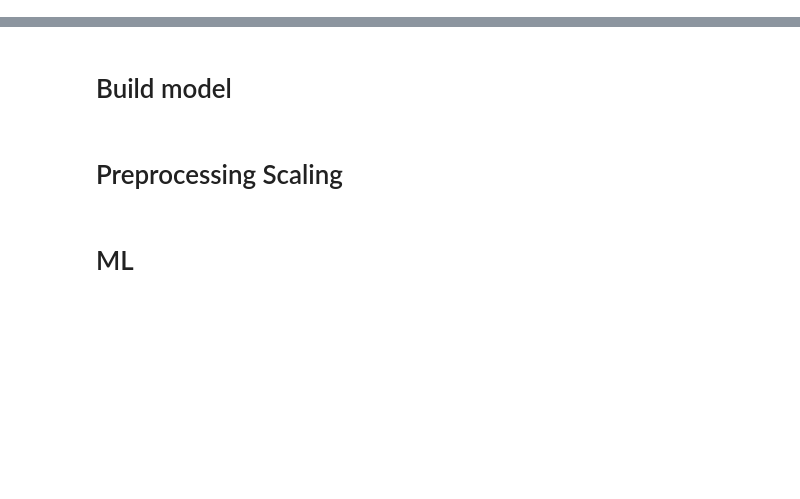
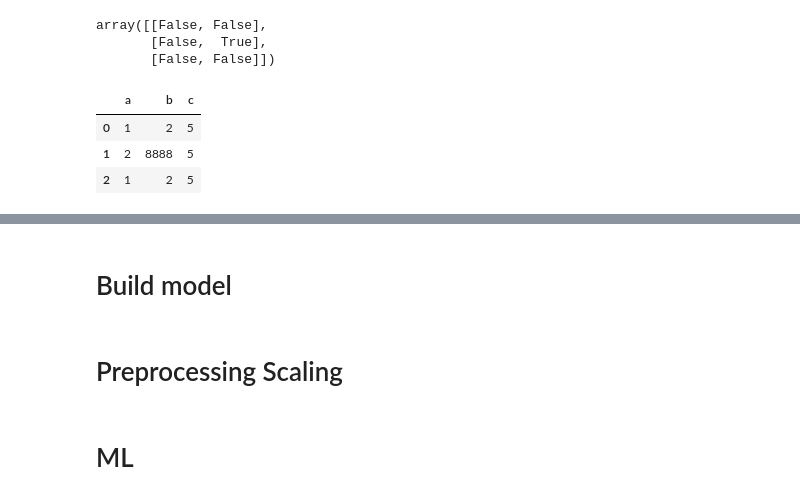
Before and after one commit to ePPilgrim/Python, a Jupyter notebook: ML/Kaggle/house_price/notebooks/preprocessing-Copy1.ipynb, the cells around one changed output, grey strips where cells are left out. Saved outputs shown, nothing was run; the diff lists cells and outputs as text; code cells hidden in the pictures; blank space fills up the shorter version.

```diff
--- a/ML/Kaggle/house_price/notebooks/preprocessing-Copy1.ipynb
+++ b/ML/Kaggle/house_price/notebooks/preprocessing-Copy1.ipynb
@@ -52,3 +55,22 @@ class BaseTransformer:
+# %%
+p = pd.DataFrame({'a' : [1, 2, 1], 'b' : [2,1,2], 'c' : [5,5,5]})
+p2 = p.copy()
+lx = ((p[['a','b']] == 1).values & (p[['a']] == 2).values)
+lx
+# %% [output]
+array([[False, False],
+       [False,  True],
+       [False, False]])
+# %%
+p3 = p2[['a','b']].copy()
+p3[lx] = 8888
+p2.loc[:,['a','b']] = p3
+p2
+# %% [output]
+|  | a | b | c |
+| 0 | 1 | 2 | 5 |
+| 1 | 2 | 8888 | 5 |
+| 2 | 1 | 2 | 5 |
 # %%
 #Garage + Year
 class Transformer1(BaseTransformer):
```
Also changed, not shown: parts of 4 cells of this notebook.
